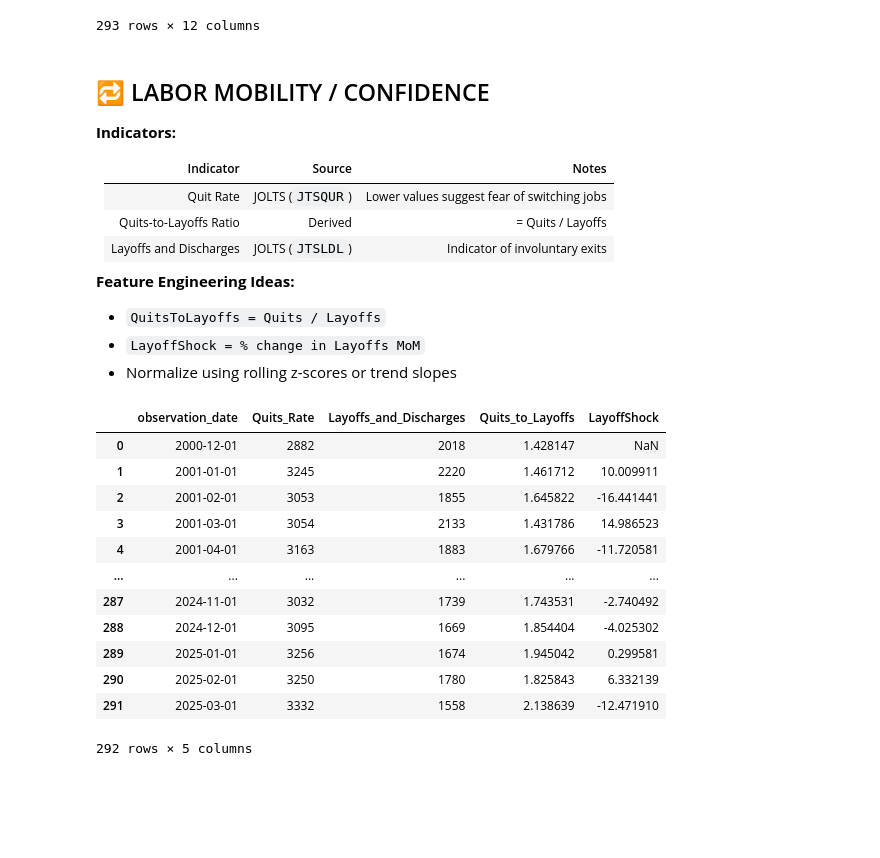
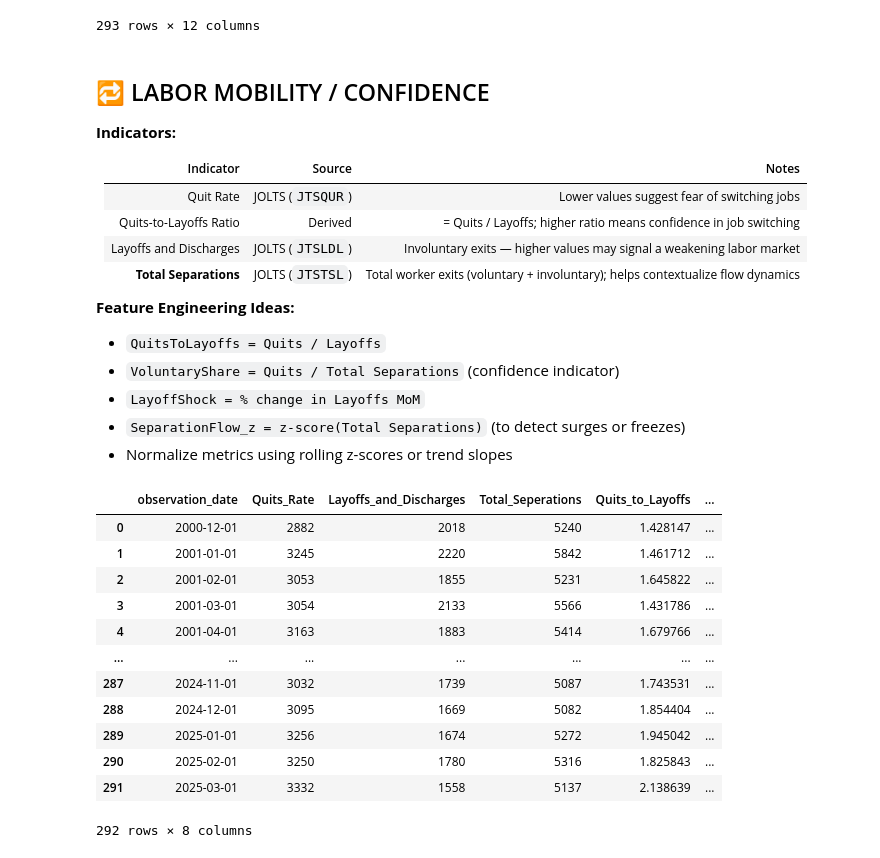
Before and after one commit to Makster04/Labor_Market_Index, a Jupyter notebook: JobMarket.ipynb, the cells around one changed output. Cells and saved outputs as stored; diff of their text form; code cells hidden in the pictures; blank space fills up the shorter version.

```diff
--- a/JobMarket.ipynb
+++ b/JobMarket.ipynb
@@ -118,46 +102,55 @@ LMD_df
 
 **Indicators:**
 
-| Indicator              | Source           | Notes                                       |
-| ---------------------- | ---------------- | ------------------------------------------- |
-| Quit Rate              | JOLTS (`JTSQUR`) | Lower values suggest fear of switching jobs |
-| Quits-to-Layoffs Ratio | Derived          | = Quits / Layoffs                           |
-| Layoffs and Discharges | JOLTS (`JTSLDL`) | Indicator of involuntary exits              |
+| Indicator              | Source           | Notes                                                                           |
+| ---------------------- | ---------------- | ------------------------------------------------------------------------------- |
+| Quit Rate              | JOLTS (`JTSQUR`) | Lower values suggest fear of switching jobs                                     |
+| Quits-to-Layoffs Ratio | Derived          | = Quits / Layoffs; higher ratio means confidence in job switching               |
+| Layoffs and Discharges | JOLTS (`JTSLDL`) | Involuntary exits — higher values may signal a weakening labor market           |
+| **Total Separations**  | JOLTS (`JTSTSL`) | Total worker exits (voluntary + involuntary); helps contextualize flow dynamics |
 
 **Feature Engineering Ideas:**
 
 * `QuitsToLayoffs = Quits / Layoffs`
+* `VoluntaryShare = Quits / Total Separations` (confidence indicator)
 * `LayoffShock = % change in Layoffs MoM`
-* Normalize using rolling z-scores or trend slopes
+* `SeparationFlow_z = z-score(Total Separations)` (to detect surges or freezes)
+* Normalize metrics using rolling z-scores or trend slopes
 # %%
 import pandas as pd
 
-LMCM_df = pd.read_excel('Data/Labor_Confidence_and_Mobility.xlsx')
+LCM_df = pd.read_excel('Data/Labor_Confidence_and_Mobility.xlsx')
 
 # FEATURE ENGINEERING
 
 ## Calculate the Quits-to-Layoff_Ratio
-LMCM_df['Quits_to_Layoffs']= LMCM_df['Quits_Rate']/LMCM_df['Layoffs_and_Discharges']
+LCM_df['Quits_to_Layoffs']= LCM_df['Quits_Rate']/LCM_df['Layoffs_and_Discharges']
+
+## Calculate the Voluntary-to-Quit_Ratio
+LCM_df['Voluntary_to_Quits']= LCM_df['Quits_Rate']/LCM_df['Total_Seperations']
 
 ## Calculate the LayoffShock
+LCM_df['LayoffShock']= LCM_df['Layoffs_and_Discharges'].pct_change() * 100
 
-LMCM_df['LayoffShock']= LMCM_df['Layoffs_and_Discharges'].pct_change() * 100
+## Calculate Seperation Flow Z-Score
+LCM_df["SeperationFlow_Zscore"]= (LCM_df['Total_Seperations'] - LCM_df['Total_Seperations'].mean()) / LCM_df['Total_Seperations'].std()
 
-LMCM_df
+
+LCM_df
 # %% [output]
-|  | observation_date | Quits_Rate | Layoffs_and_Discharges | Quits_to_Layoffs | LayoffShock |
-| 0 | 2000-12-01 | 2882 | 2018 | 1.428147 | NaN |
-| 1 | 2001-01-01 | 3245 | 2220 | 1.461712 | 10.009911 |
-| 2 | 2001-02-01 | 3053 | 1855 | 1.645822 | -16.441441 |
-| 3 | 2001-03-01 | 3054 | 2133 | 1.431786 | 14.986523 |
-| 4 | 2001-04-01 | 3163 | 1883 | 1.679766 | -11.720581 |
-| ... | ... | ... | ... | ... | ... |
-| 287 | 2024-11-01 | 3032 | 1739 | 1.743531 | -2.740492 |
-| 288 | 2024-12-01 | 3095 | 1669 | 1.854404 | -4.025302 |
-| 289 | 2025-01-01 | 3256 | 1674 | 1.945042 | 0.299581 |
-| 290 | 2025-02-01 | 3250 | 1780 | 1.825843 | 6.332139 |
-| 291 | 2025-03-01 | 3332 | 1558 | 2.138639 | -12.471910 |
+|  | observation_date | Quits_Rate | Layoffs_and_Discharges | Total_Seperations | Quits_to_Layoffs | ... |
+| 0 | 2000-12-01 | 2882 | 2018 | 5240 | 1.428147 | ... |
+| 1 | 2001-01-01 | 3245 | 2220 | 5842 | 1.461712 | ... |
+| 2 | 2001-02-01 | 3053 | 1855 | 5231 | 1.645822 | ... |
+| 3 | 2001-03-01 | 3054 | 2133 | 5566 | 1.431786 | ... |
+| 4 | 2001-04-01 | 3163 | 1883 | 5414 | 1.679766 | ... |
+| ... | ... | ... | ... | ... | ... | ... |
+| 287 | 2024-11-01 | 3032 | 1739 | 5087 | 1.743531 | ... |
+| 288 | 2024-12-01 | 3095 | 1669 | 5082 | 1.854404 | ... |
+| 289 | 2025-01-01 | 3256 | 1674 | 5272 | 1.945042 | ... |
+| 290 | 2025-02-01 | 3250 | 1780 | 5316 | 1.825843 | ... |
+| 291 | 2025-03-01 | 3332 | 1558 | 5137 | 2.138639 | ... |
-292 rows × 5 columns
+292 rows × 8 columns
 # %% [markdown]
 ## 💸 COMPENSATION & PARTICIPATION SIGNALS
 
```
Also changed, not shown: parts of 31 cells of this notebook, 3 other files.
